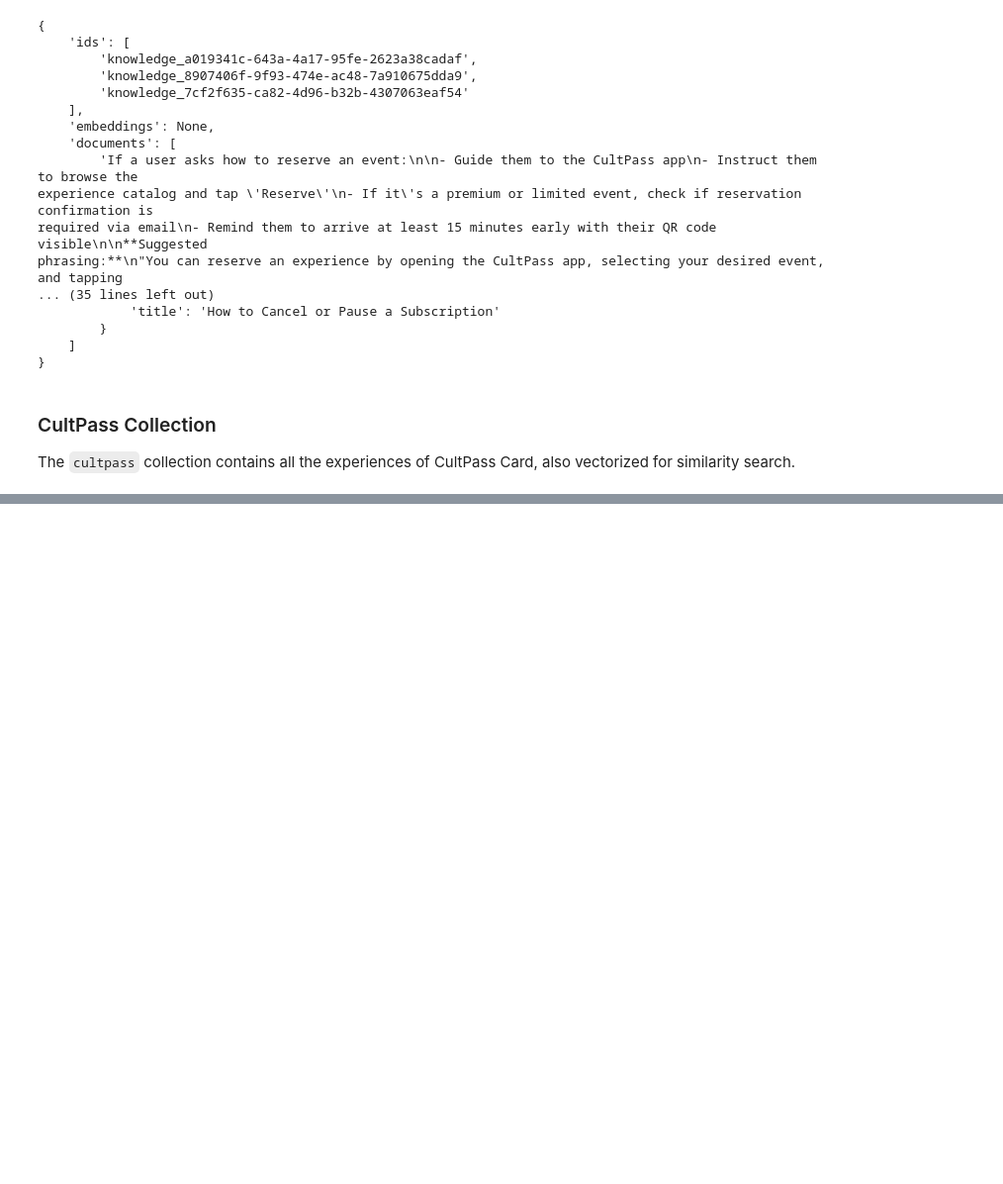
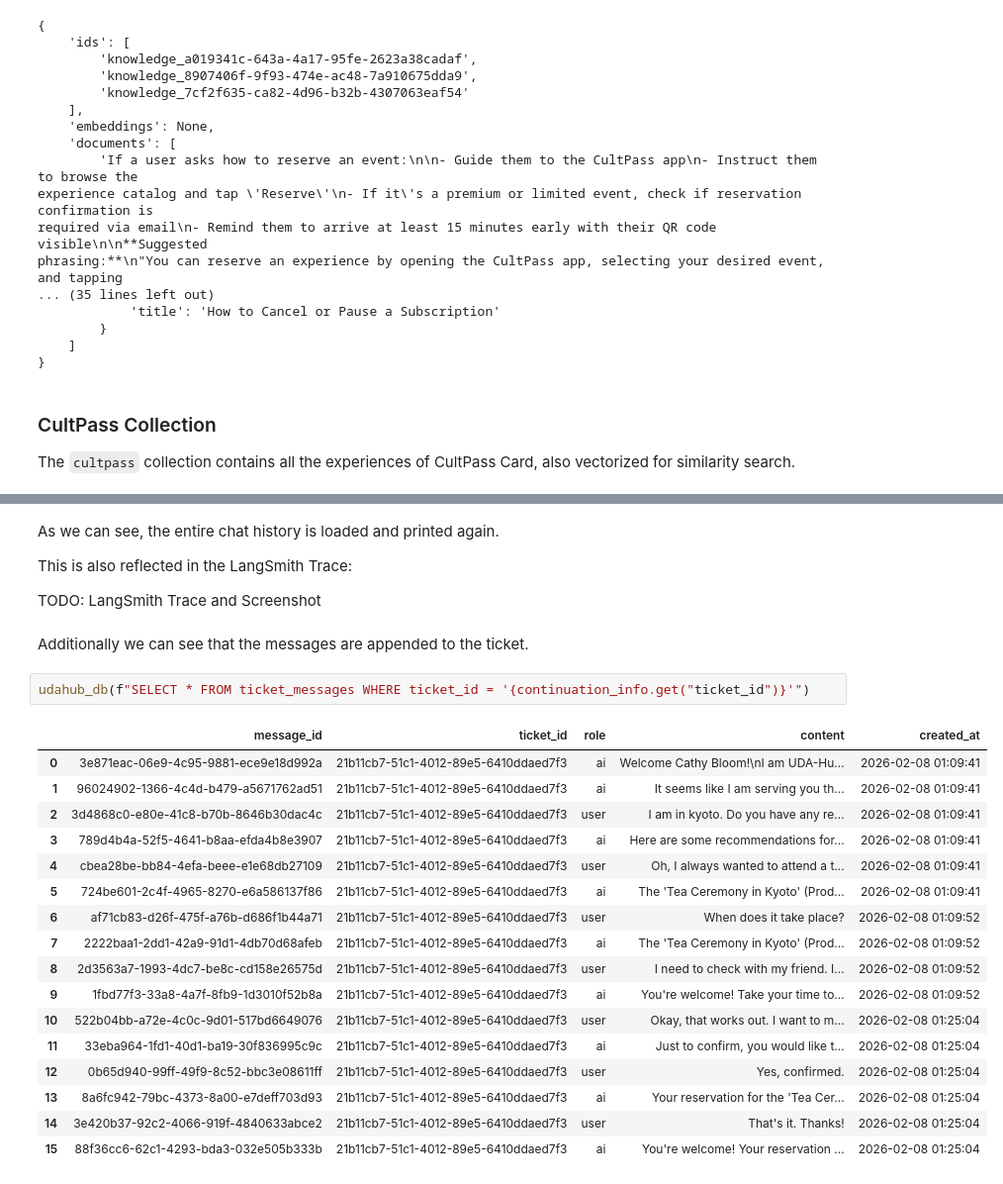
Before and after one commit to tkober/nd901-agentic-ai-with-langchain-and-langgraph-project-3, a Jupyter notebook: starter/03_agentic_app.ipynb, the cells around one changed output, grey strips where cells are left out. Shown at 99% size. Saved outputs shown, nothing was run; the diff lists cells and outputs as text; blank space fills up the shorter version.

```diff
--- a/starter/03_agentic_app.ipynb
+++ b/starter/03_agentic_app.ipynb
@@ -274,0 +506,28 @@ Pretty(chroma_client.get_collection("cultpass").get(limit=5))
+# %% [markdown]
+As we can see, the entire chat history is loaded and printed again.
+
+This is also reflected in the LangSmith Trace:
+
+TODO: LangSmith Trace and Screenshot
+# %% [markdown]
+Additionally we can see that the messages are appended to the ticket.
+# %%
+udahub_db(f"SELECT * FROM ticket_messages WHERE ticket_id = '{continuation_info.get("ticket_id")}'")
+# %% [output]
+|  | message_id | ticket_id | role | content | created_at |
+| 0 | 3e871eac-06e9-4c95-9881-ece9e18d992a | 21b11cb7-51c1-4012-89e5-6410ddaed7f3 | ai | Welcome Cathy Bloom!\nI am UDA-Hu... | 2026-02-08 01:09:41 |
+| 1 | 96024902-1366-4c4d-b479-a5671762ad51 | 21b11cb7-51c1-4012-89e5-6410ddaed7f3 | ai | It seems like I am serving you th... | 2026-02-08 01:09:41 |
+| 2 | 3d4868c0-e80e-41c8-b70b-8646b30dac4c | 21b11cb7-51c1-4012-89e5-6410ddaed7f3 | user | I am in kyoto. Do you have any re... | 2026-02-08 01:09:41 |
+| 3 | 789d4b4a-52f5-4641-b8aa-efda4b8e3907 | 21b11cb7-51c1-4012-89e5-6410ddaed7f3 | ai | Here are some recommendations for... | 2026-02-08 01:09:41 |
+| 4 | cbea28be-bb84-4efa-beee-e1e68db27109 | 21b11cb7-51c1-4012-89e5-6410ddaed7f3 | user | Oh, I always wanted to attend a t... | 2026-02-08 01:09:41 |
+| 5 | 724be601-2c4f-4965-8270-e6a586137f86 | 21b11cb7-51c1-4012-89e5-6410ddaed7f3 | ai | The 'Tea Ceremony in Kyoto' (Prod... | 2026-02-08 01:09:41 |
+| 6 | af71cb83-d26f-475f-a76b-d686f1b44a71 | 21b11cb7-51c1-4012-89e5-6410ddaed7f3 | user | When does it take place? | 2026-02-08 01:09:52 |
+| 7 | 2222baa1-2dd1-42a9-91d1-4db70d68afeb | 21b11cb7-51c1-4012-89e5-6410ddaed7f3 | ai | The 'Tea Ceremony in Kyoto' (Prod... | 2026-02-08 01:09:52 |
+| 8 | 2d3563a7-1993-4dc7-be8c-cd158e26575d | 21b11cb7-51c1-4012-89e5-6410ddaed7f3 | user | I need to check with my friend. I... | 2026-02-08 01:09:52 |
+| 9 | 1fbd77f3-33a8-4a7f-8fb9-1d3010f52b8a | 21b11cb7-51c1-4012-89e5-6410ddaed7f3 | ai | You're welcome! Take your time to... | 2026-02-08 01:09:52 |
+| 10 | 522b04bb-a72e-4c0c-9d01-517bd6649076 | 21b11cb7-51c1-4012-89e5-6410ddaed7f3 | user | Okay, that works out. I want to m... | 2026-02-08 01:25:04 |
+| 11 | 33eba964-1fd1-40d1-ba19-30f836995c9c | 21b11cb7-51c1-4012-89e5-6410ddaed7f3 | ai | Just to confirm, you would like t... | 2026-02-08 01:25:04 |
+| 12 | 0b65d940-99ff-49f9-8c52-bbc3e08611ff | 21b11cb7-51c1-4012-89e5-6410ddaed7f3 | user | Yes, confirmed. | 2026-02-08 01:25:04 |
+| 13 | 8a6fc942-79bc-4373-8a00-e7deff703d93 | 21b11cb7-51c1-4012-89e5-6410ddaed7f3 | ai | Your reservation for the 'Tea Cer... | 2026-02-08 01:25:04 |
+| 14 | 3e420b37-92c2-4066-919f-4840633abce2 | 21b11cb7-51c1-4012-89e5-6410ddaed7f3 | user | That's it. Thanks! | 2026-02-08 01:25:04 |
+| 15 | 88f36cc6-62c1-4293-bda3-032e505b333b | 21b11cb7-51c1-4012-89e5-6410ddaed7f3 | ai | You're welcome! Your reservation ... | 2026-02-08 01:25:04 |
```
Also changed, not shown: parts of 44 cells of this notebook, 7 other files.
